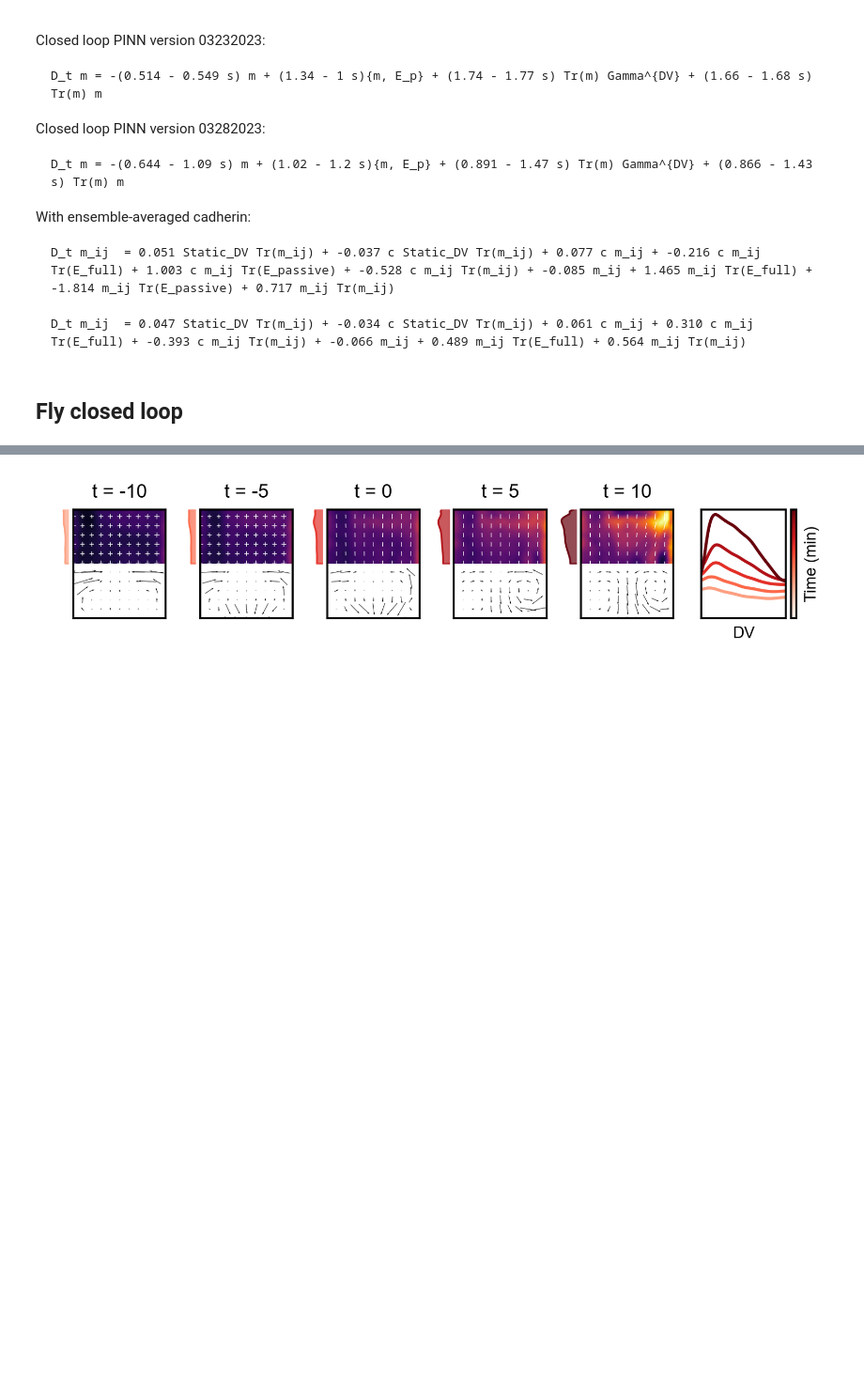
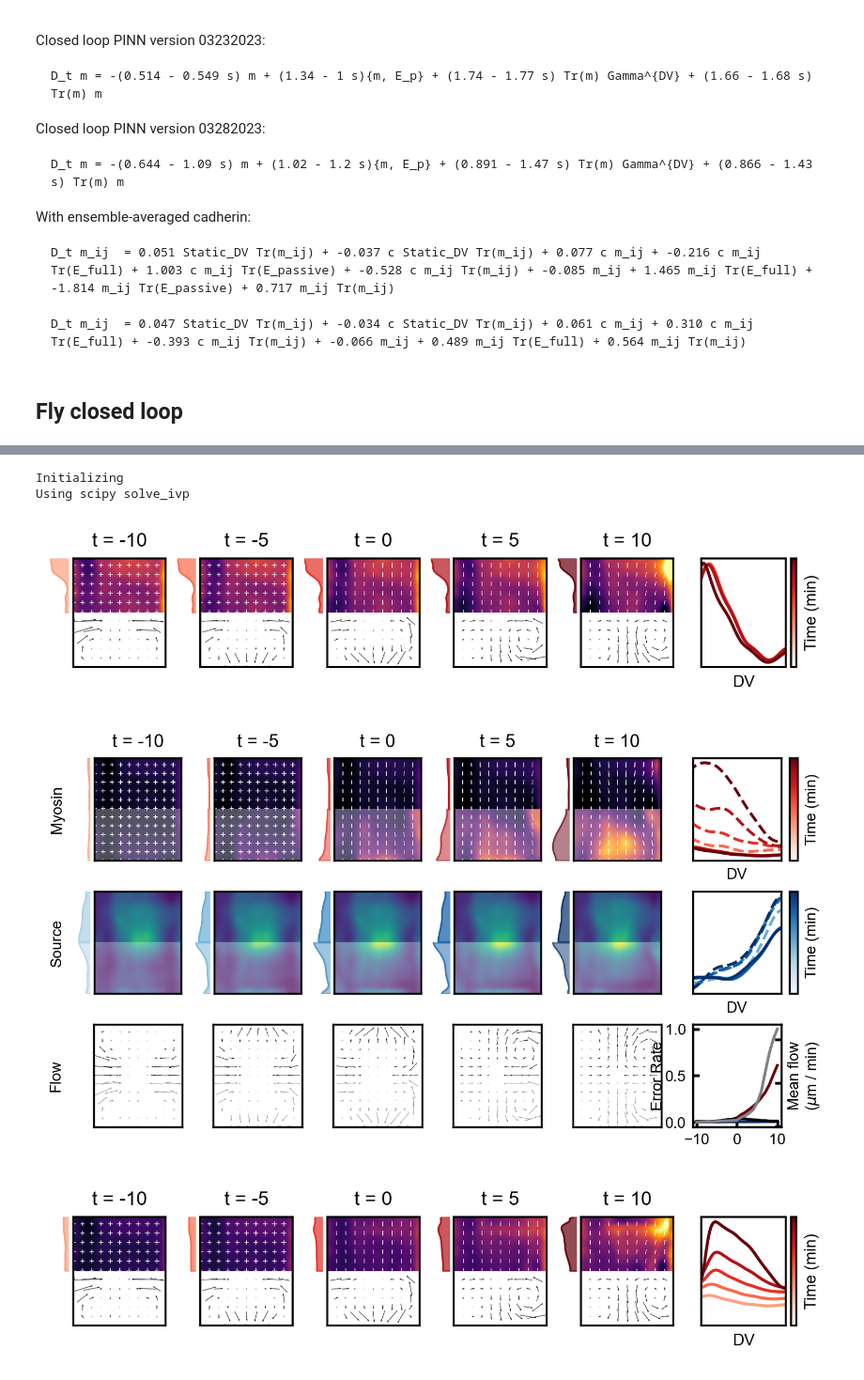
Before and after one commit to jcolen/drosophila_morphogenesis, a Jupyter notebook: ClosedLoop_NODE_Forecasting.ipynb, the cells around one changed output, grey strips where cells are left out. Shown at 94% size. Cells and saved outputs as stored; diff of their text form; code cells hidden in the pictures; blank space fills up the shorter version.

```diff
--- a/ClosedLoop_NODE_Forecasting.ipynb
+++ b/ClosedLoop_NODE_Forecasting.ipynb
@@ -107,4 +109,44 @@ comparison_plot(t0,
 [figure]
+# %%
+from utils.forecasting.transforms import *
+from utils.forecasting.closed_loop import ClosedFlyLoop
+from utils.forecasting.plot_utils import *
+from scipy.interpolate import interp1d
+
+#Collect initial conditions - m, c, v, and time
+with h5py.File('Public/myosin_dynamics_fitting.h5', 'r') as h5f:
+    data = h5f['ensemble']
+    tmin, tmax = -10, 10
+
+    t = data['fields/v'].attrs['t']
+    t_mask = np.logical_and(t >= tmin, t <= tmax)
+    m0 = data['fields/m_ij'][t_mask, ...][()]
+    s0 = data['fields/c'][t_mask, ...][()]
+    v0 = data['fields/v'][t_mask, ...][()]
+    t0 = t[t_mask, ...][()]
+
+y0 = np.concatenate([
+    m0[0].reshape([4, *m0.shape[-2:]]),
+    s0[0].reshape([1, *s0.shape[-2:]]),
+])
+
+#Using a flow field interpolator in the loop instead of a neural network
+v_int = interp1d(t0, v0, axis=0, fill_value='extrapolate')
+v_model = lambda t, y: v_int(t)
+
+model1 = ClosedFlyLoop(v_model)
+m1, s1, v1 = model1.integrate(y0, t0)
+sqh_vel_plot(m1, v1, t0, dt=5)
+comparison_plot(t0,
+                ('Myosin', m1, m0),
+                ('Source', s1, s0),
+                ('Flow', v1, v0),
+                dt=5)
+# %% [output]
+Initializing
+Using scipy solve_ivp
+[figure, added]
+[figure, added]
 # %%
 from utils.forecasting.transforms import *
 from utils.forecasting.closed_loop import ClosedFlyLoop
```
Also changed, not shown: parts of 2 cells of this notebook, 8 other files.
